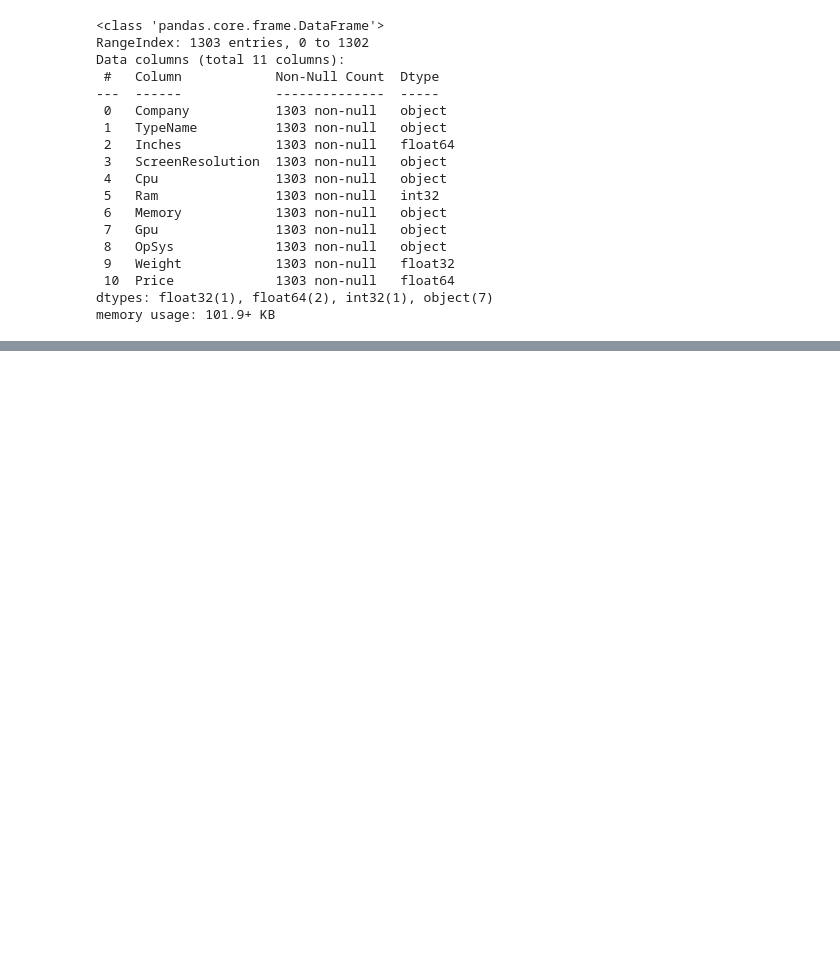
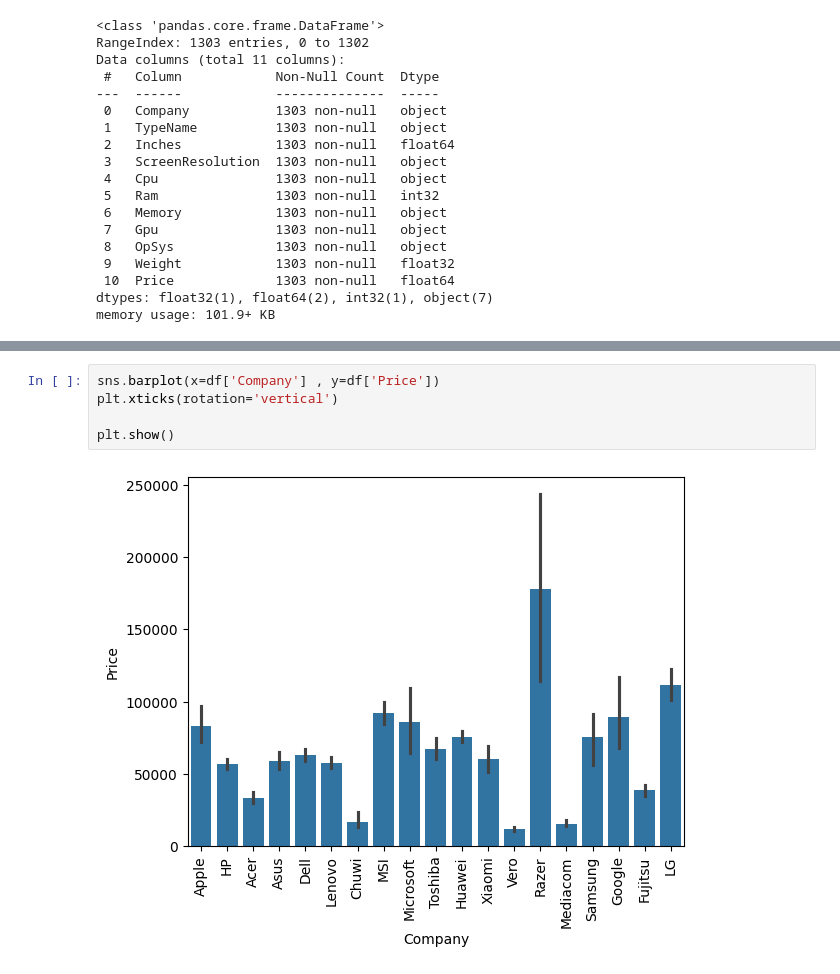
Before and after one commit to Neeraj-Fulpatiya/Laptop-Price-Predictor, a Jupyter notebook: laptop-price-predictor.ipynb, the cells around one changed output, grey strips where cells are left out. Cells and saved outputs as stored; diff of their text form; blank space fills up the shorter version.

```diff
--- a/laptop-price-predictor.ipynb
+++ b/laptop-price-predictor.ipynb
@@ -107,0 +131,7 @@ os.getcwd()
+# %%
+sns.barplot(x=df['Company'] , y=df['Price'])
+plt.xticks(rotation='vertical')
+
+plt.show()
+# %% [output]
+[figure, added]
```
Also changed, not shown: parts of 9 cells of this notebook.
